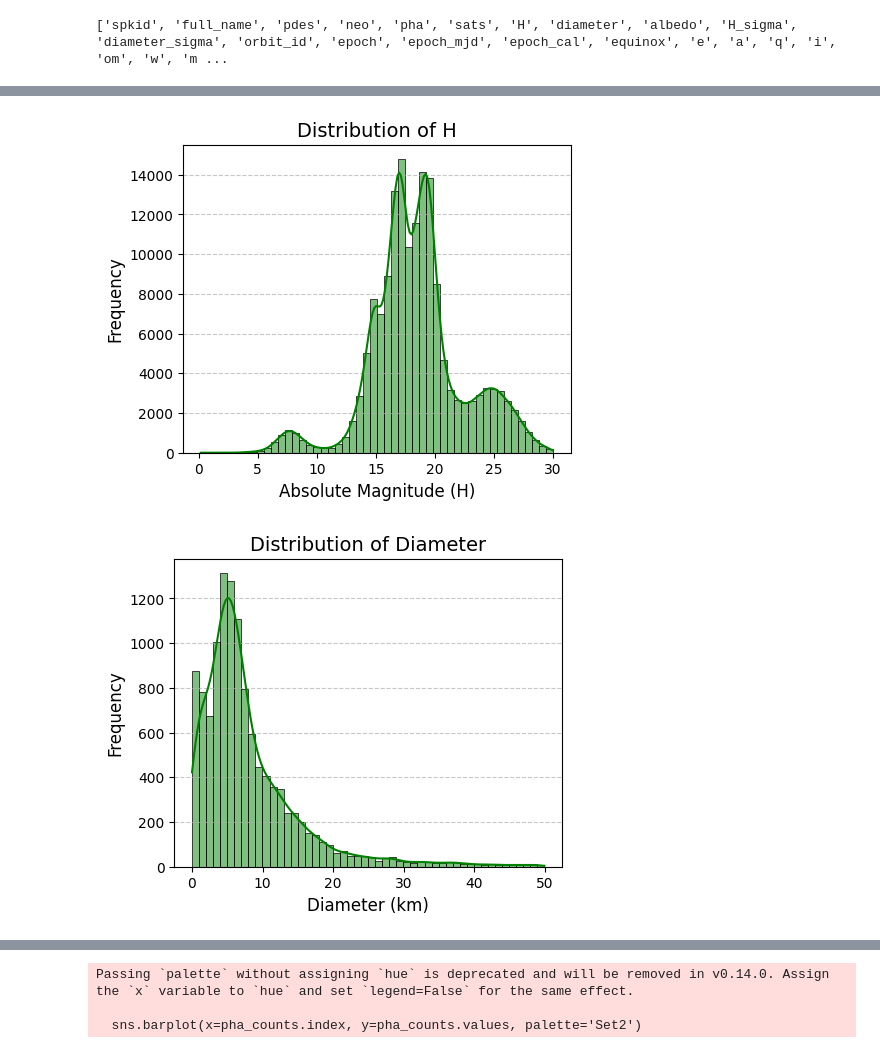
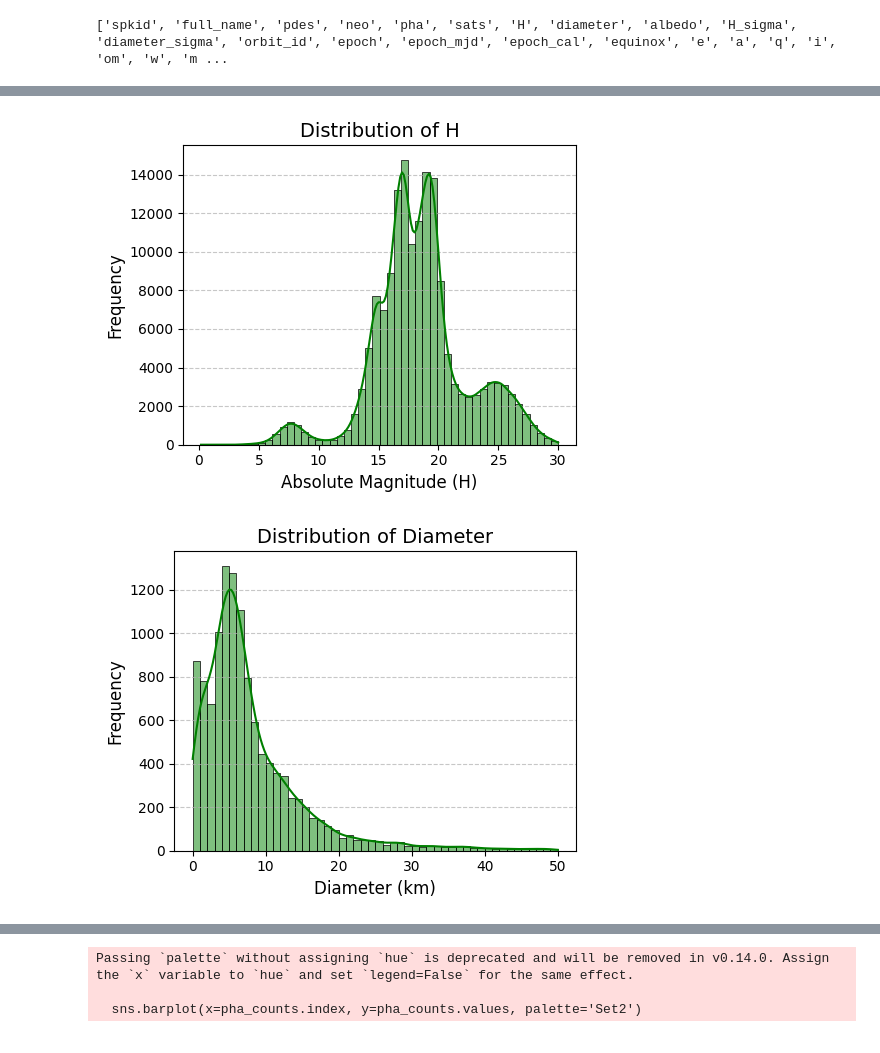
Before and after one commit to MayurSoni2003/Asteroids-Machine-Learning-Analysis, a Jupyter notebook: PHA.ipynb, the cells around one changed output, grey strips where cells are left out. Saved outputs shown, nothing was run; the diff lists cells and outputs as text; code cells hidden in the pictures.

```diff
--- a/PHA.ipynb
+++ b/PHA.ipynb
@@ -315,23 +330,29 @@ plt.title("Distribution of H", fontsize=14)
 plt.xlabel("Absolute Magnitude (H)", fontsize=12)
 plt.ylabel("Frequency", fontsize=12)
 plt.grid(axis='y', linestyle='--', alpha=0.7)
+
+plt.tight_layout()
+plt.savefig("H.png", dpi=300)
 plt.show()
 # %% [output]
-[figure, old version]
+[figure, new version]
 # %%
 # Clean data: limit the range for better visualization (between 0 and 50 for example)
 df_cleaned_diameter = df[(df['diameter'] >= 0) & (df['diameter'] <= 50)]
 
 # Plotting the histogram with increased bins
 plt.figure(figsize=(5, 4))
 sns.histplot(df_cleaned_diameter['diameter'], bins=50, kde=True, color='green')  # More bins
 plt.title("Distribution of Diameter", fontsize=14)
 plt.xlabel("Diameter (km)", fontsize=12)
 plt.ylabel("Frequency", fontsize=12)
 plt.grid(axis='y', linestyle='--', alpha=0.7)
+
+plt.tight_layout()
+plt.savefig("diameter.png", dpi=300)
 plt.show()
 # %% [output]
-[figure, old version]
+[figure, new version]
 # %%
 # Clean data: limit the range for better visualization (between 0 and 90)
 df_cleaned_i = df[(df['i'] >= 0) & (df['i'] <= 90)]
```
Also changed, not shown: parts of 14 cells of this notebook.
